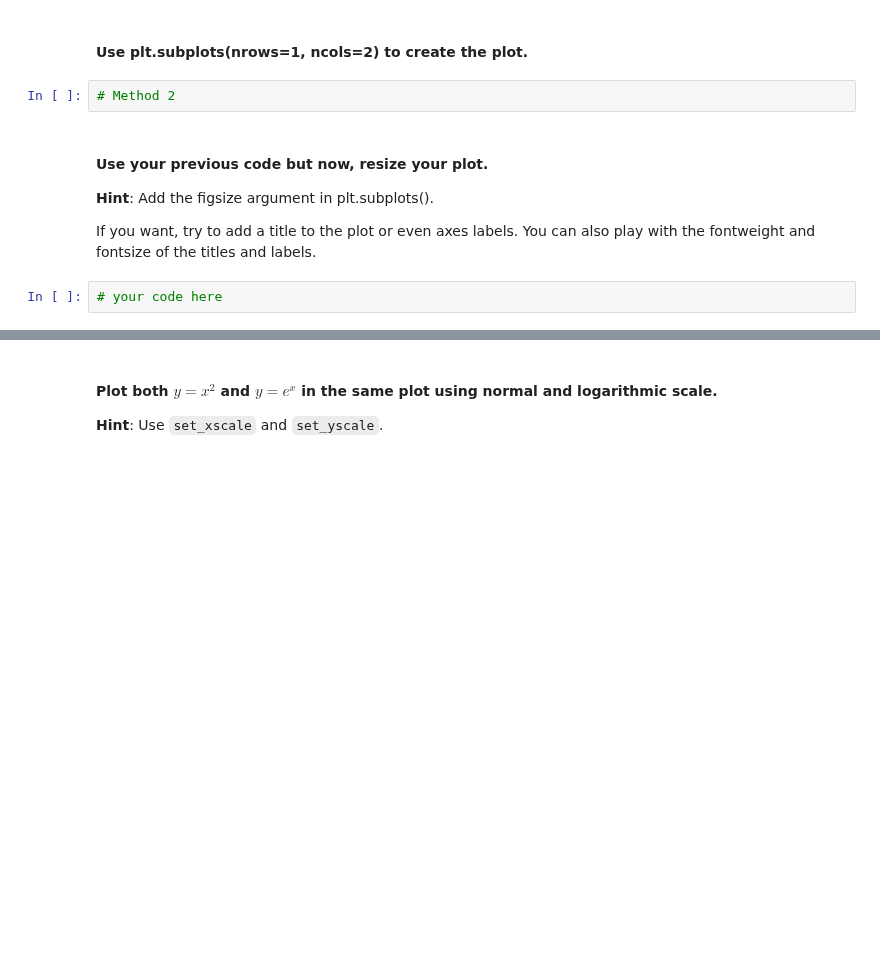
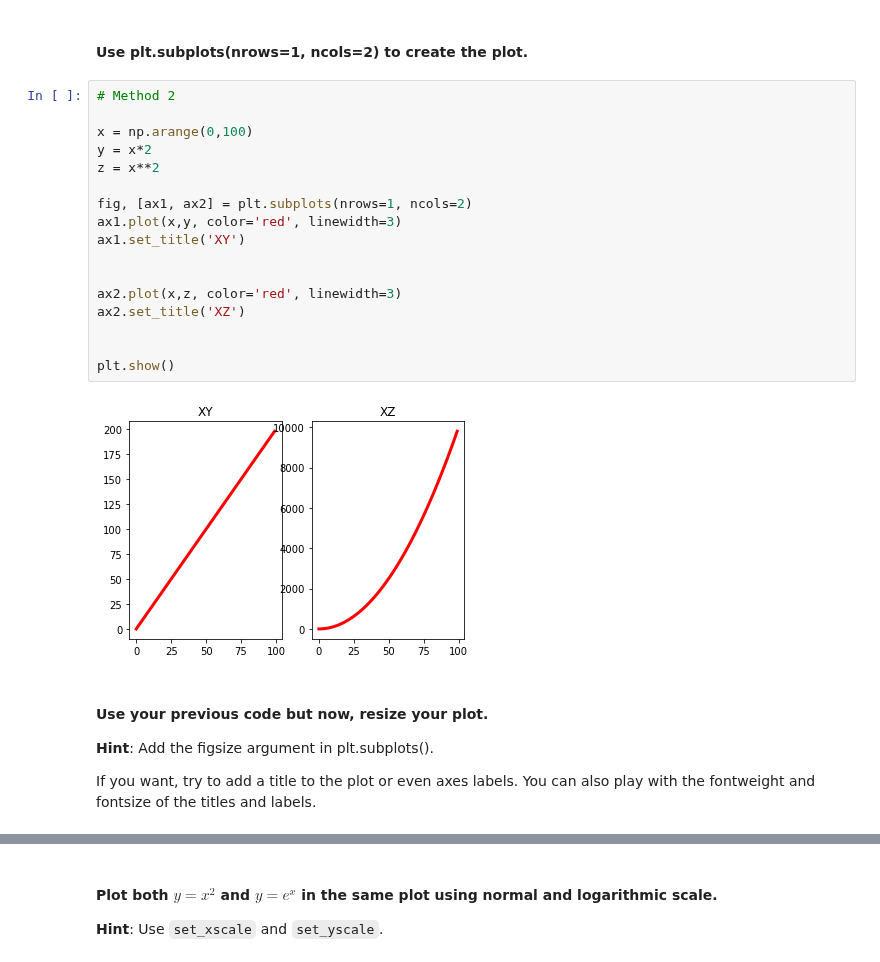
Before and after one commit to ta-data-lis/lab-matplotlib-seaborn, a Jupyter notebook: your-code/main.ipynb, the cells around one changed output, grey strips where cells are left out. Saved outputs shown, nothing was run; the diff lists cells and outputs as text; blank space fills up the shorter version.

```diff
--- a/your-code/main.ipynb
+++ b/your-code/main.ipynb
@@ -25,11 +40,26 @@ Also, play around with the linewidth and style. Use the ones you're most happy w
 # %% [markdown]
 #### Use plt.subplots(nrows=1, ncols=2) to create the plot.
-# %%
-# Method 2
+# %%
+# Method 2
+
+x = np.arange(0,100)
+y = x*2
+z = x**2
+
+fig, [ax1, ax2] = plt.subplots(nrows=1, ncols=2)
+ax1.plot(x,y, color='red', linewidth=3)
+ax1.set_title('XY')
+
+
+ax2.plot(x,z, color='red', linewidth=3)
+ax2.set_title('XZ')
+
+
+plt.show()
+# %% [output]
+[figure, added]
 # %% [markdown]
 #### Use your previous code but now, resize your plot.
 **Hint**: Add the figsize argument in plt.subplots().
 
 If you want, try to add a title to the plot or even axes labels. You can also play with the fontweight and fontsize of the titles and labels.
-# %%
-# your code here
```
Also changed, not shown: parts of 52 cells of this notebook, 2 other files.
